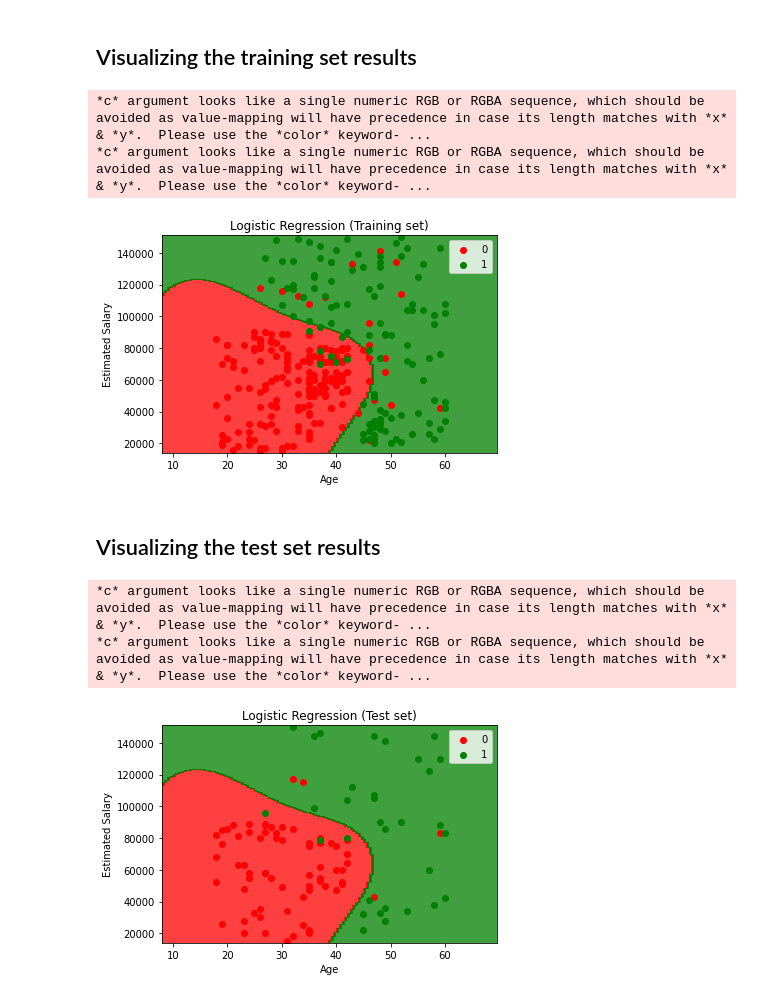
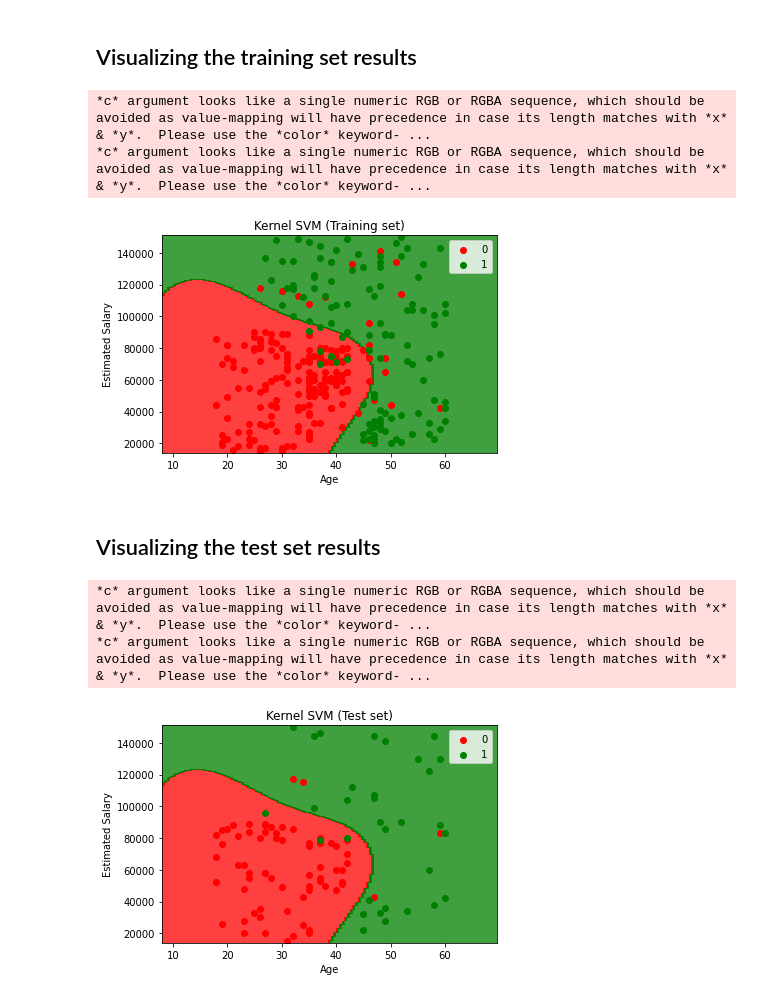
Before and after one commit to pedrodlmatos/machine-learning-course, a Jupyter notebook: part3-classification/section4-kernel-svm/kernel_svm.ipynb, the cells around one changed output. Cells and saved outputs as stored; diff of their text form; code cells hidden in the pictures.

```diff
--- a/part3-classification/section4-kernel-svm/kernel_svm.ipynb
+++ b/part3-classification/section4-kernel-svm/kernel_svm.ipynb
@@ -61,24 +61,24 @@ print(accuracy_score(y_test, y_pred))
 # %%
 from matplotlib.colors import ListedColormap
 
 X_set, y_set = sc.inverse_transform(X_train), y_train
 X1, X2 = np.meshgrid(np.arange(start = X_set[:, 0].min() - 10, stop = X_set[:, 0].max() + 10, step = 0.50),
                      np.arange(start = X_set[:, 1].min() - 1000, stop = X_set[:, 1].max() + 1000, step = 0.50))
 plt.contourf(X1, X2, classifier.predict(sc.transform(np.array([X1.ravel(), X2.ravel()]).T)).reshape(X1.shape),
              alpha = 0.75, cmap = ListedColormap(('red', 'green')))
 plt.xlim(X1.min(), X1.max())
 plt.ylim(X2.min(), X2.max())
 for i, j in enumerate(np.unique(y_set)):
     plt.scatter(X_set[y_set == j, 0], X_set[y_set == j, 1], c = ListedColormap(('red', 'green'))(i), label = j)
-plt.title('Logistic Regression (Training set)')
+plt.title('Kernel SVM (Training set)')
 plt.xlabel('Age')
 plt.ylabel('Estimated Salary')
 plt.legend()
 plt.show()
 # %% [output]
 *c* argument looks like a single numeric RGB or RGBA sequence, which should be avoided as value-mapping will have precedence in case its length matches with *x* & *y*.  Please use the *color* keyword- ...
 *c* argument looks like a single numeric RGB or RGBA sequence, which should be avoided as value-mapping will have precedence in case its length matches with *x* & *y*.  Please use the *color* keyword- ...
-[figure, old version]
+[figure, new version]
 # %% [markdown]
 ## Visualizing the test set results
 # %%
@@ -91,7 +91,7 @@ plt.xlim(X1.min(), X1.max())
 plt.ylim(X2.min(), X2.max())
 for i, j in enumerate(np.unique(y_set)):
     plt.scatter(X_set[y_set == j, 0], X_set[y_set == j, 1], c = ListedColormap(('red', 'green'))(i), label = j)
-plt.title('Logistic Regression (Test set)')
+plt.title('Kernel SVM (Test set)')
 plt.xlabel('Age')
 plt.ylabel('Estimated Salary')
 plt.legend()
@@ -99,4 +99,4 @@ plt.show()
 # %% [output]
 *c* argument looks like a single numeric RGB or RGBA sequence, which should be avoided as value-mapping will have precedence in case its length matches with *x* & *y*.  Please use the *color* keyword- ...
 *c* argument looks like a single numeric RGB or RGBA sequence, which should be avoided as value-mapping will have precedence in case its length matches with *x* & *y*.  Please use the *color* keyword- ...
-[figure, old version]
+[figure, new version]
```
Also changed, not shown: 1 other file.
